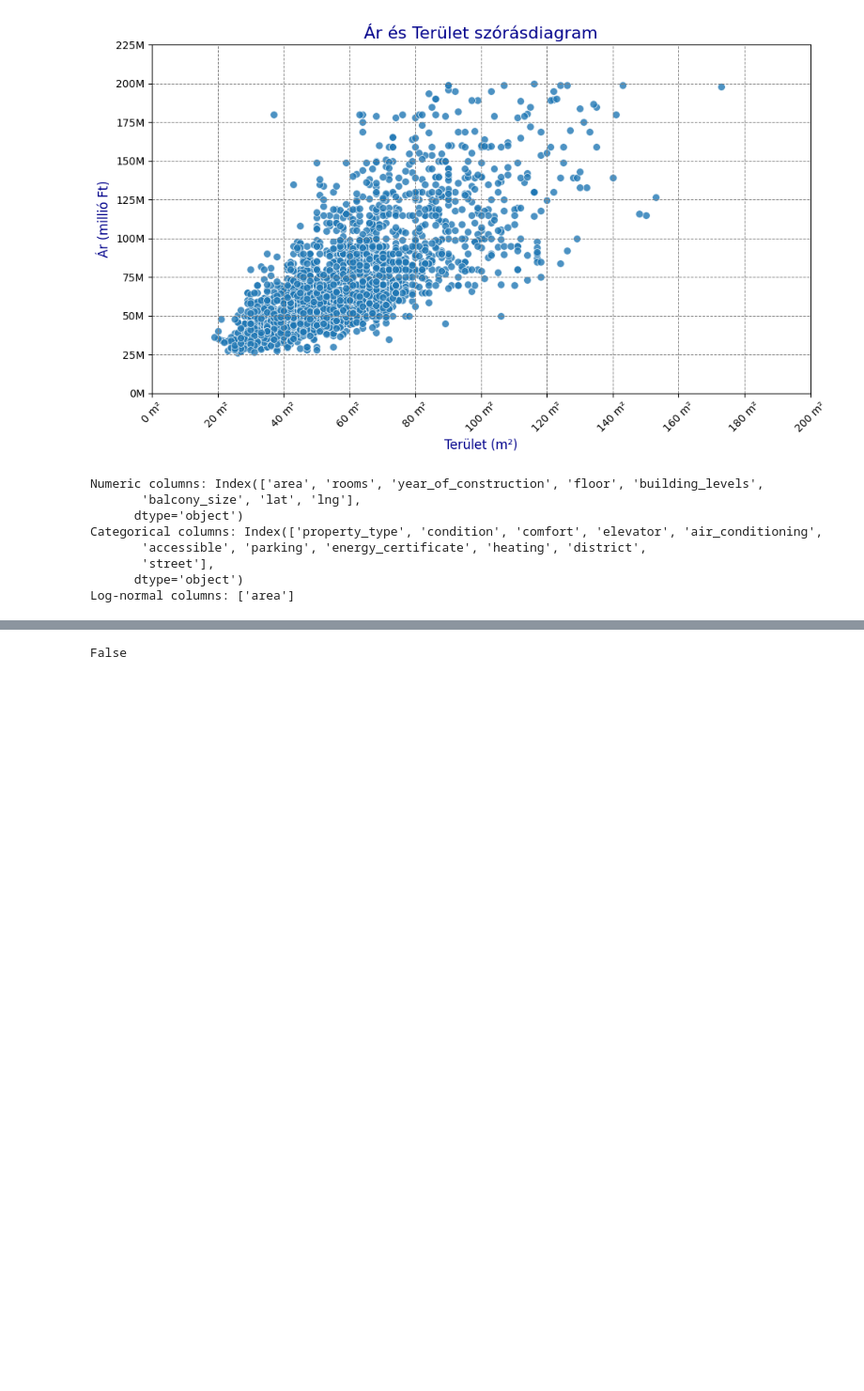
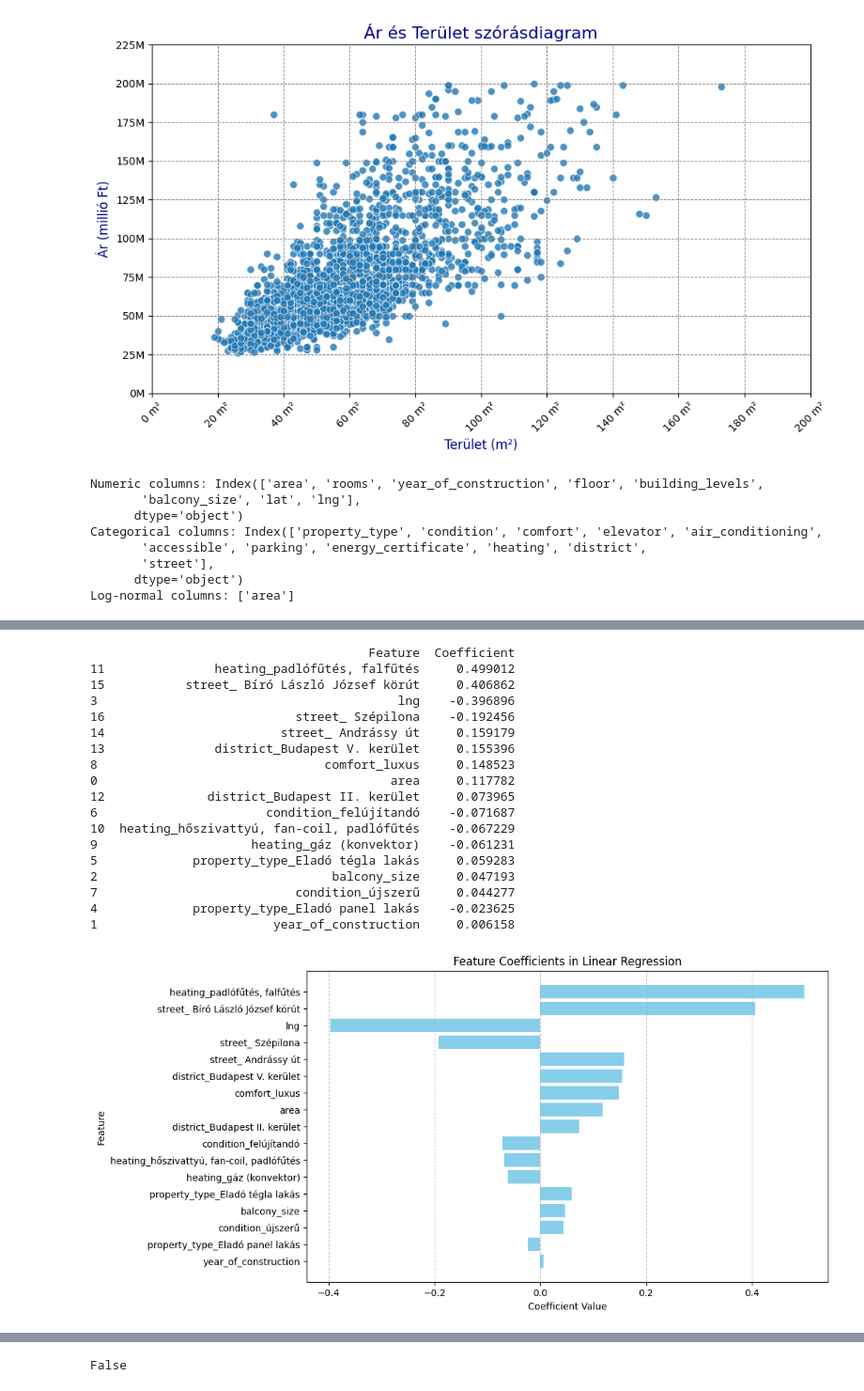
Before and after one commit to hakatiki/ETI-blog, a Jupyter notebook: content/blog/ingatlanok/modeling.ipynb, the cells around one changed output, grey strips where cells are left out. Shown at 94% size. Cells and saved outputs as stored; diff of their text form; code cells hidden in the pictures; blank space fills up the shorter version.

```diff
--- a/content/blog/ingatlanok/modeling.ipynb
+++ b/content/blog/ingatlanok/modeling.ipynb
@@ -536,0 +630,58 @@ plt.show()
+# %%
+import pandas as pd
+import matplotlib.pyplot as plt
+import numpy as np
+from sklearn.linear_model import LinearRegression
+
+# Initialize the Linear Regression model
+model = LinearRegression()
+
+# Fit the model to the training data
+model.fit(X_train, Y_train.ravel())
+
+# Get the coefficients from the trained model
+coefficients = model.coef_
+
+# Get feature names (ensure that final_features is defined and matches X_train's columns)
+feature_names = final_features
+
+# Create a DataFrame for better readability
+# Optionally, use the absolute value of coefficients to represent importance
+feature_importance_df = pd.DataFrame({
+    'Feature': feature_names,
+    'Coefficient': coefficients,
+    'Abs_Coefficient': np.abs(coefficients)  # For sorting by absolute value
+}).sort_values(by='Abs_Coefficient', ascending=False)
+
+# Display the feature importance DataFrame
+print(feature_importance_df[['Feature', 'Coefficient']])
+
+# Plot the feature coefficients
+plt.figure(figsize=(10, 6))
+plt.barh(feature_importance_df['Feature'], feature_importance_df['Coefficient'], color='skyblue')
+plt.xlabel('Coefficient Value')
+plt.ylabel('Feature')
+plt.title('Feature Coefficients in Linear Regression')
+plt.gca().invert_yaxis()  # To display the most important feature at the top
+plt.grid(axis='x', linestyle='--', alpha=0.7)
+plt.show()
+# %% [output]
+                                      Feature  Coefficient
+11               heating_padlófűtés, falfűtés     0.499012
+15           street_ Bíró László József körút     0.406862
+3                                         lng    -0.396896
+16                          street_ Szépilona    -0.192456
+14                        street_ Andrássy út     0.159179
+13               district_Budapest V. kerület     0.155396
+8                               comfort_luxus     0.148523
+0                                        area     0.117782
+12              district_Budapest II. kerület     0.073965
+6                       condition_felújítandó    -0.071687
+10  heating_hőszivattyú, fan-coil, padlófűtés    -0.067229
+9                     heating_gáz (konvektor)    -0.061231
+5             property_type_Eladó tégla lakás     0.059283
+2                                balcony_size     0.047193
+7                           condition_újszerű     0.044277
+4             property_type_Eladó panel lakás    -0.023625
+1                        year_of_construction     0.006158
+[figure, added]
```
Also changed, not shown: parts of 11 cells of this notebook, 7 other files.
